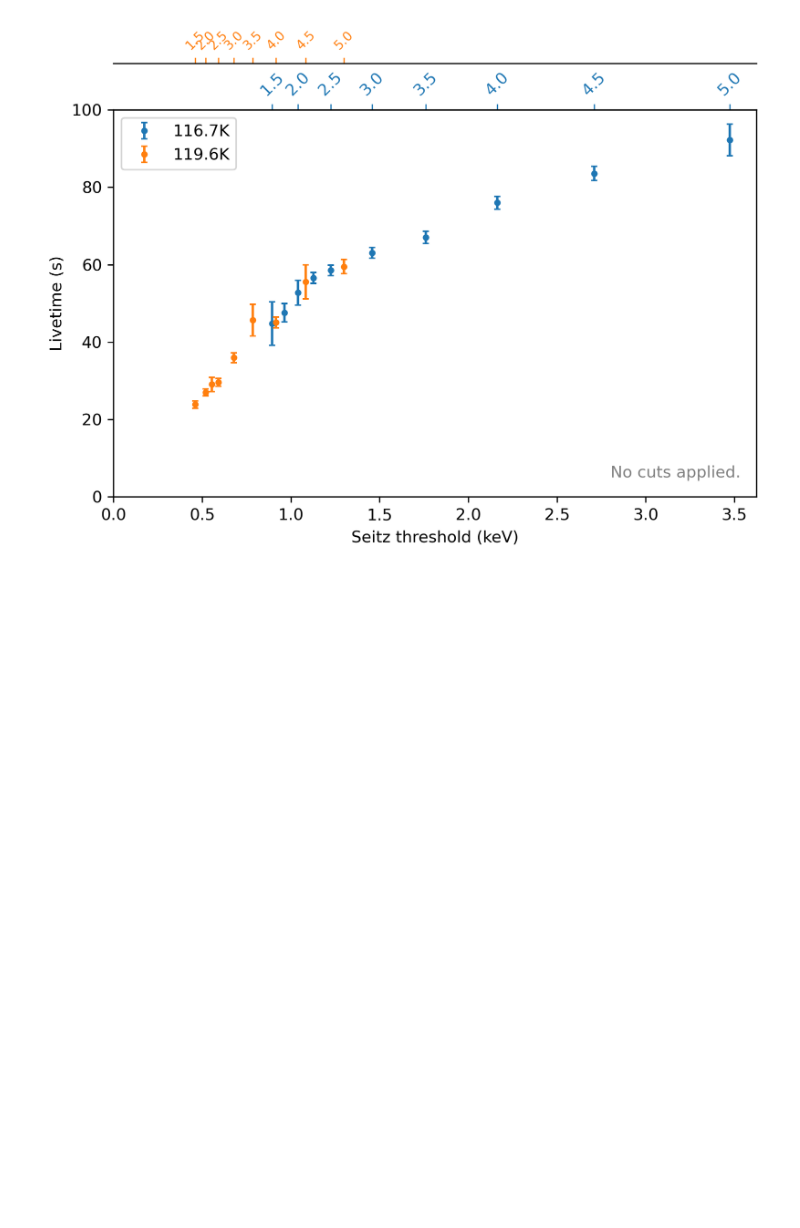
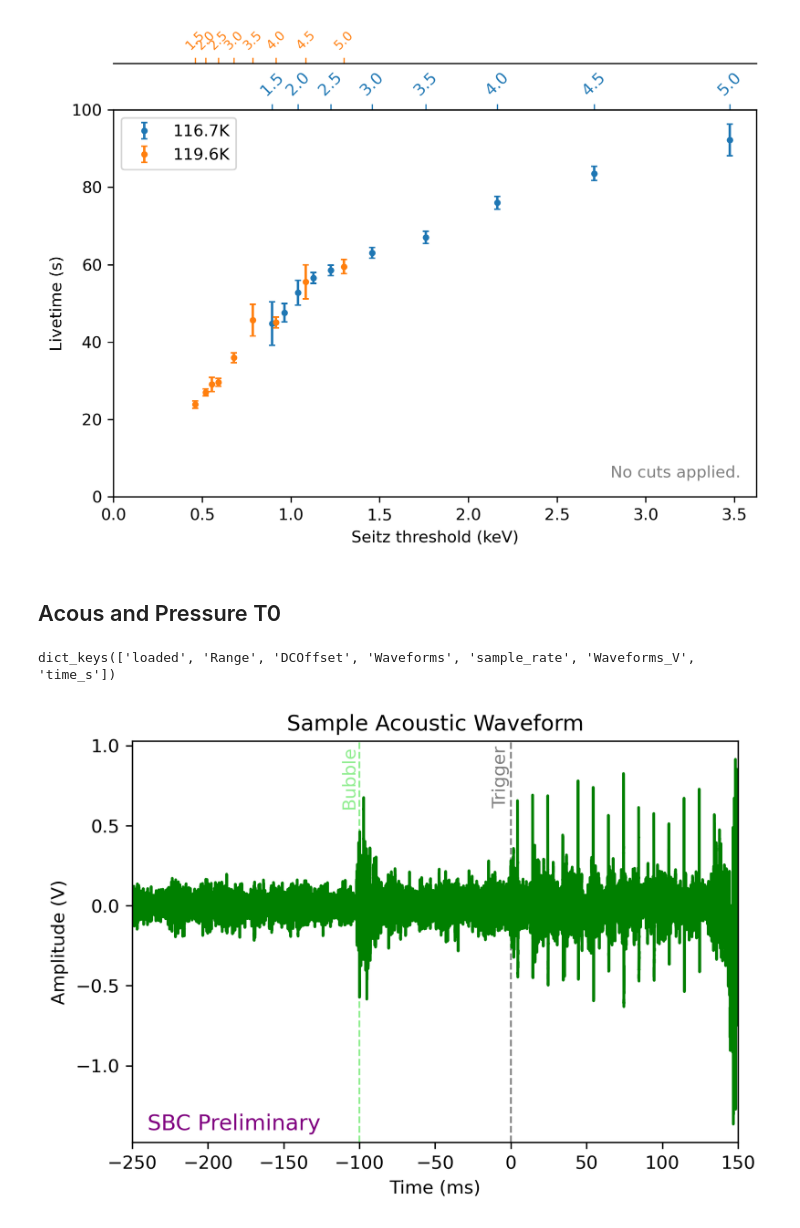
Before and after one commit to SBC-Collaboration/LAr10Ana, a Jupyter notebook: nb/zhiheng/20260224 APS Plots.ipynb, the cells around one changed output. Drawn from its saved outputs; the diff is of its cells as text; code cells hidden in the pictures; blank space fills up the shorter version.

```diff
--- a/nb/zhiheng/20260224 APS Plots.ipynb
+++ b/nb/zhiheng/20260224 APS Plots.ipynb
@@ -454,3 +438,32 @@ plt.tight_layout()
 plt.show()
 # %% [output]
 [figure]
+# %% [markdown]
+## Acous and Pressure T0
+# %%
+# Good acoustic and pressure T0
+run = "/exp/e961/data/SBC-25-daqdata/20260112_2.tar"
+event = 16
+data = GetEvent(run, event, "acoustics", "event_info", "run_info", "run_control", strictMode=False, lazy_load_scintillation=False, physical_units=True)
+acous = data["acoustics"]
+acous.keys()
+# %% [output]
+dict_keys(['loaded', 'Range', 'DCOffset', 'Waveforms', 'sample_rate', 'Waveforms_V', 'time_s'])
+# %%
+time = acous["time_s"]
+wvf = acous["Waveforms_V"][0,1]
+plt.figure(figsize=(6,4), dpi=300)
+plt.text(-240, -1.4, "SBC Preliminary", color="purple", fontsize=12)
+plt.axvline(x=0, color='gray', linestyle='--', linewidth=1)
+plt.text(-1, 1.0, "Trigger", rotation=90, color="gray", horizontalalignment='right', verticalalignment="top")
+plt.axvline(x=-100, color='lightgreen', linestyle='--', linewidth=1)
+plt.text(-101, 1.0, "Bubble", rotation=90, color="lightgreen", horizontalalignment='right', verticalalignment="top")
+
+plt.plot(time*1000, wvf, color="g")
+plt.xlim(-250, 150)
+plt.xlabel("Time (ms)")
+plt.ylabel("Amplitude (V)")
+plt.title("Sample Acoustic Waveform")
+plt.show()
+# %% [output]
+[figure, added]
```
Also changed, not shown: parts of 6 cells of this notebook.
